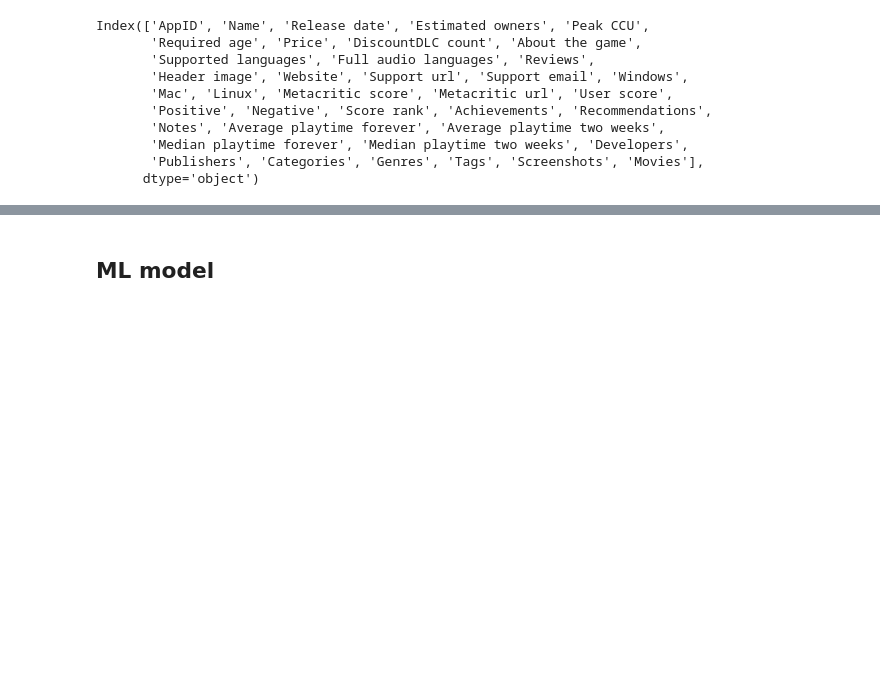
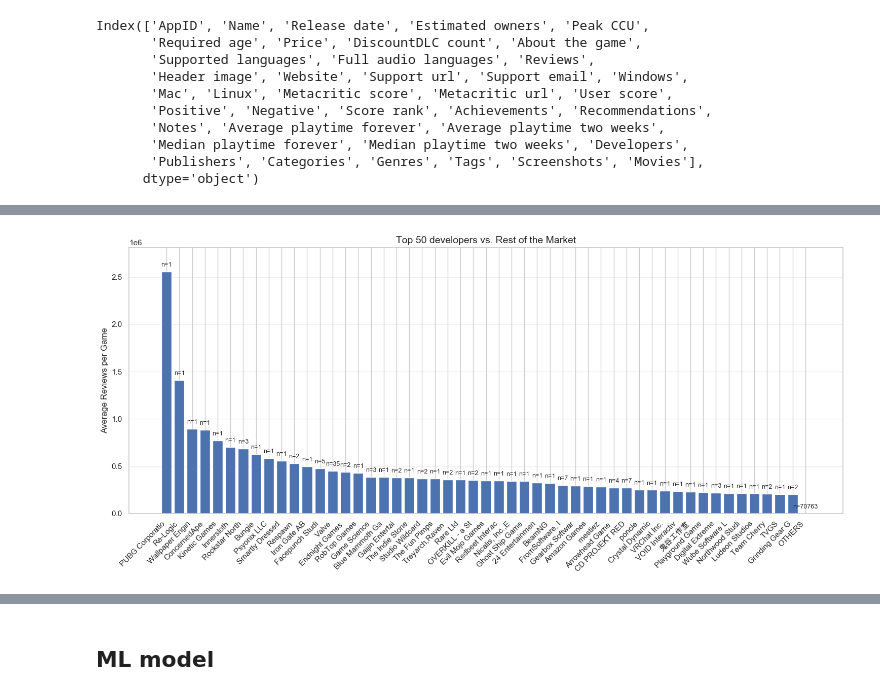
Before and after one commit to martastn/steam-games-dataset-analysis, a Jupyter notebook: main.ipynb, the cells around one changed output, grey strips where cells are left out. Cells and saved outputs as stored; diff of their text form; code cells hidden in the pictures; blank space fills up the shorter version.

```diff
--- a/main.ipynb
+++ b/main.ipynb
@@ -107,0 +256,34 @@ df.drop(columns=cols_to_drop, inplace=True)
+# %%
+temp_developers = df['Developers'].fillna('Unknown')
+pub_stats = pd.DataFrame({
+    'reviews': total_reviews,
+    'publisher': temp_developers
+}).groupby('publisher').agg(['mean', 'count'])['reviews']
+
+top_50 = pub_stats[pub_stats['count'] >= 1].sort_values(by='mean', ascending=False).head(50)
+others_count = temp_developers[~temp_developers.isin(top_50.index)].nunique()
+others_mean = total_reviews[~temp_developers.isin(top_50.index)].mean()
+
+fig, ax = plt.subplots(figsize=(15, 7))
+
+labels = [str(n)[:15] for n in top_50.index] + ['OTHERS']
+values = list(top_50['mean']) + [others_mean]
+counts = list(top_50['count']) + [others_count]
+
+bars = ax.bar(labels, values)
+
+ax.bar_label(bars, labels=[f'n={c}' for c in counts], padding=5, fontsize=9)
+
+ax.set_title('Top 50 developers vs. Rest of the Market', fontsize=14)
+ax.set_ylabel('Average Reviews per Game')
+ax.set_ylim(0, max(values) * 1.1)
+plt.xticks(rotation=45, ha='right')
+plt.grid(axis='y', alpha=0.3)
+plt.tight_layout()
+
+plt.rcParams['font.sans-serif'] = ['Arial Unicode MS', 'SimHei', 'DejaVu Sans']
+plt.rcParams['axes.unicode_minus'] = False
+
+plt.show()
+# %% [output]
+[figure, added]
```
Also changed, not shown: parts of 89 cells of this notebook.
